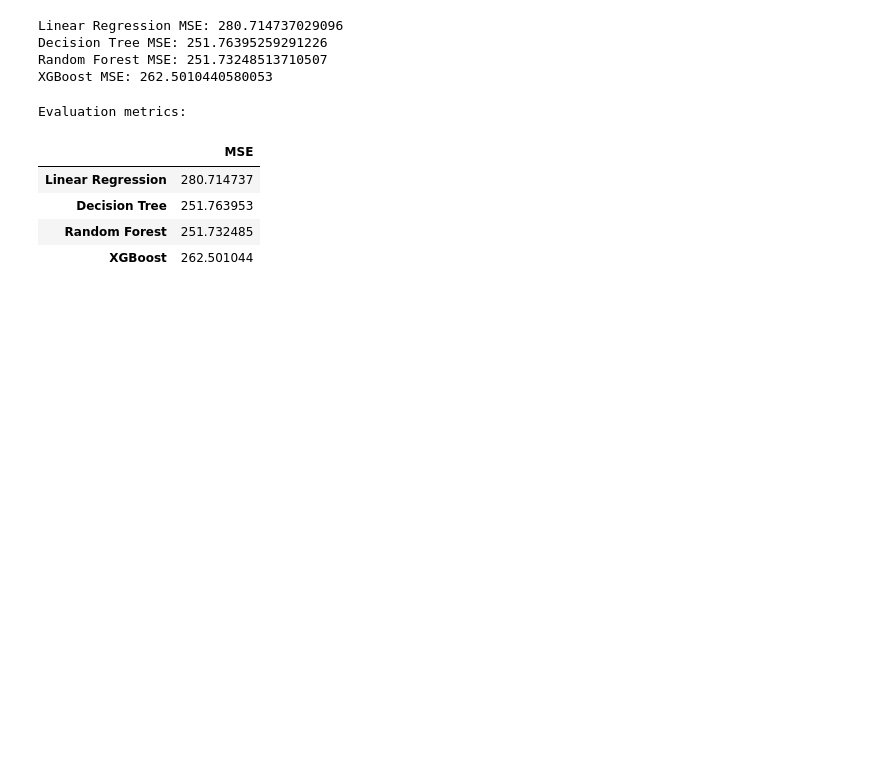
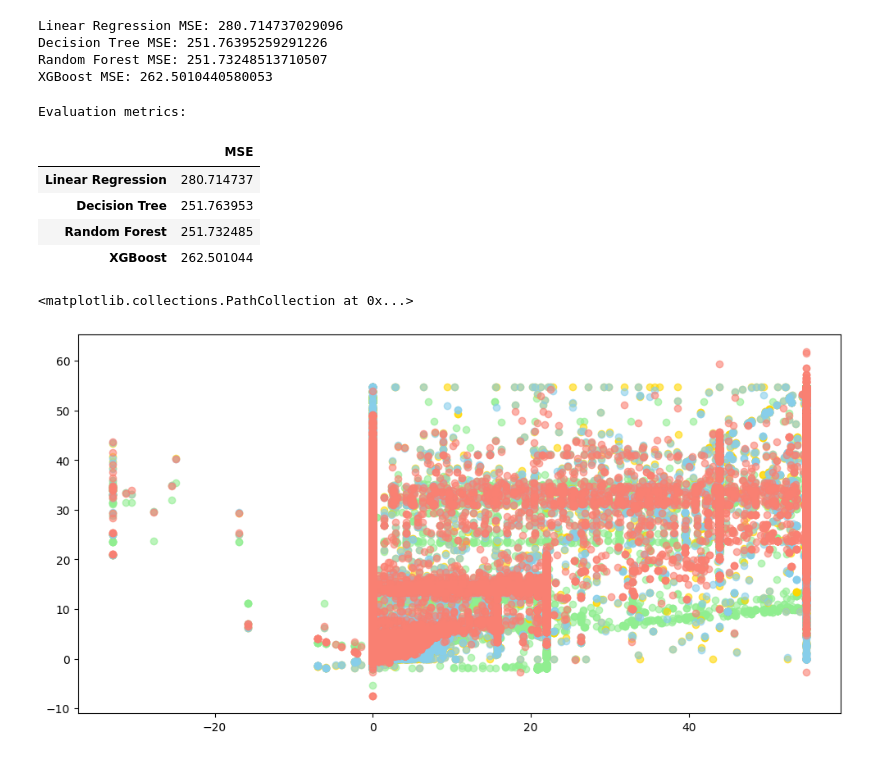
Before and after one commit to Amen-Zelealem/AlphaCare-Insurance-Analytics, a Jupyter notebook: notebooks/model_training.ipynb, the cells around one changed output. Drawn from its saved outputs; the diff is of its cells as text; code cells hidden in the pictures; blank space fills up the shorter version.

Commit message:
Plot predictions vs actual values for comparison.

```diff
--- a/notebooks/model_training.ipynb
+++ b/notebooks/model_training.ipynb
@@ -140,3 +140,13 @@ Evaluation metrics:
 | Decision Tree | 251.763953 |
 | Random Forest | 251.732485 |
 | XGBoost | 262.501044 |
+# %%
+# Plot predictions vs actual values for comparison
+plt.figure(figsize=(12, 6))
+plt.scatter(y_test, lr_model.predict(X_test), label='Linear Regression', alpha=0.6, color='lightgreen')
+plt.scatter(y_test, dt_model.predict(X_test), label='Decision Tree', alpha=0.6, color='gold')
+plt.scatter(y_test, rf_model.predict(X_test), label='Random Forest', alpha=0.6, color='skyblue')
+plt.scatter(y_test, xgb_model.predict(X_test), label='XGBoost', alpha=0.6, color='salmon')
+# %% [output]
+<matplotlib.collections.PathCollection at 0x...>
+[figure, added]
```
